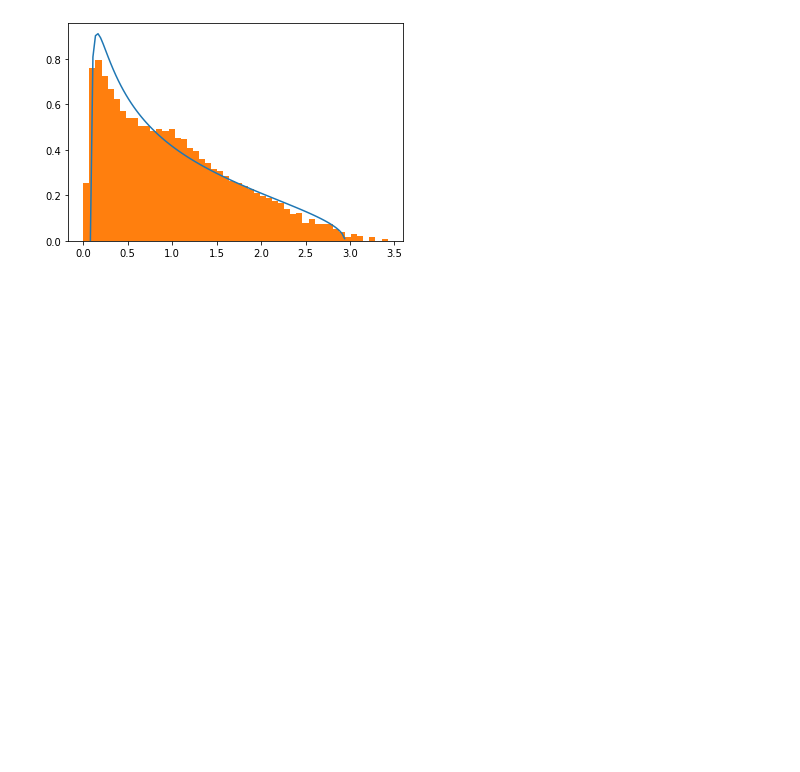
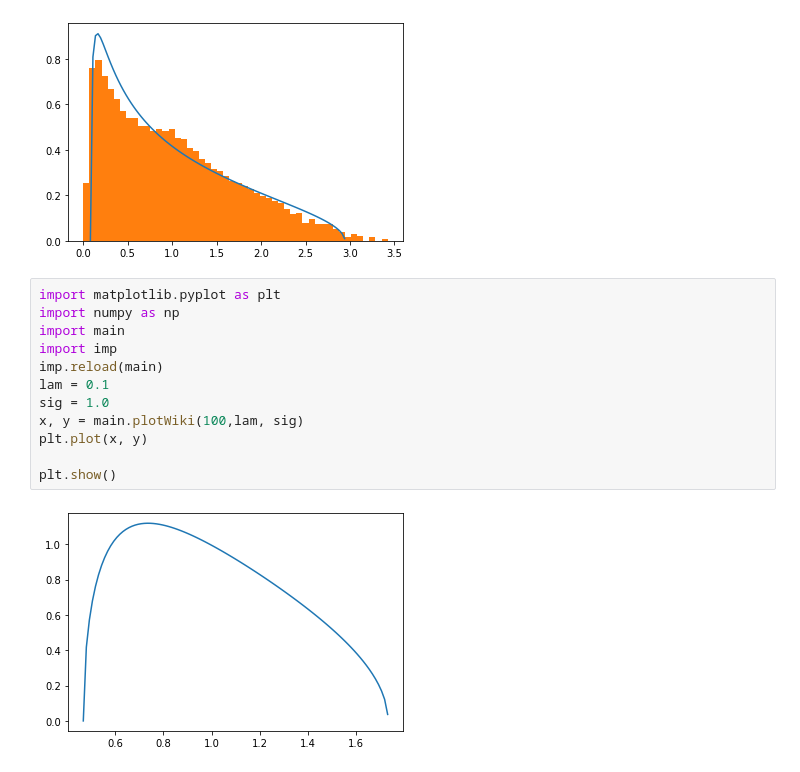
Before and after one commit to landon23/spiked_models, a Jupyter notebook: inhomogeneous_beta.ipynb, the cells around one changed output. Cells and saved outputs as stored; diff of their text form; blank space fills up the shorter version.

```diff
--- a/inhomogeneous_beta.ipynb
+++ b/inhomogeneous_beta.ipynb
@@ -79,3 +79,17 @@ plt.show()
 # %% [output]
 lambda: 0.5117581914741309 sigma: 1.0
 [figure]
+# %%
+import matplotlib.pyplot as plt
+import numpy as np
+import main
+import imp
+imp.reload(main)
+lam = 0.1
+sig = 1.0
+x, y = main.plotWiki(100,lam, sig)
+plt.plot(x, y)
+
+plt.show()
+# %% [output]
+[figure, added]
```
Also changed, not shown: 3 other files.
